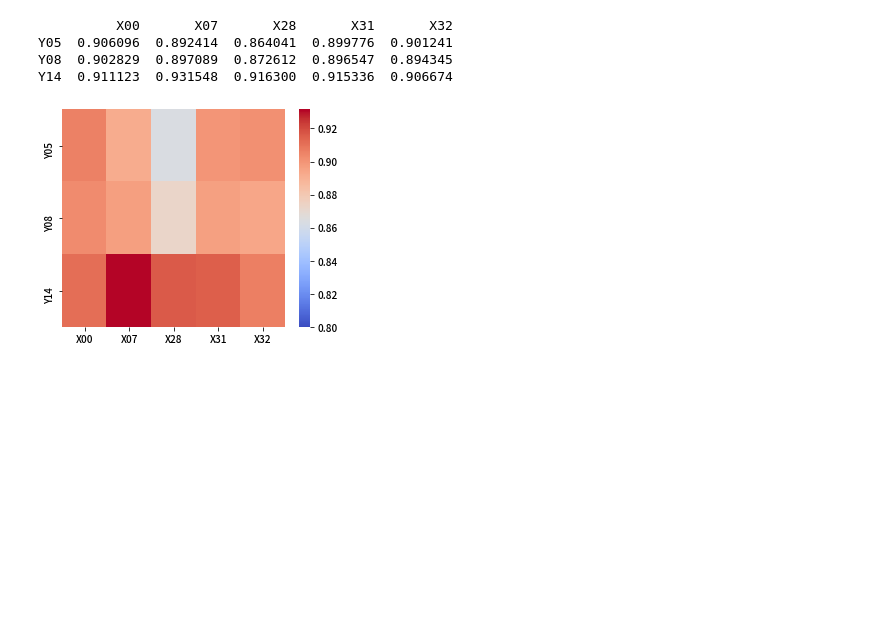
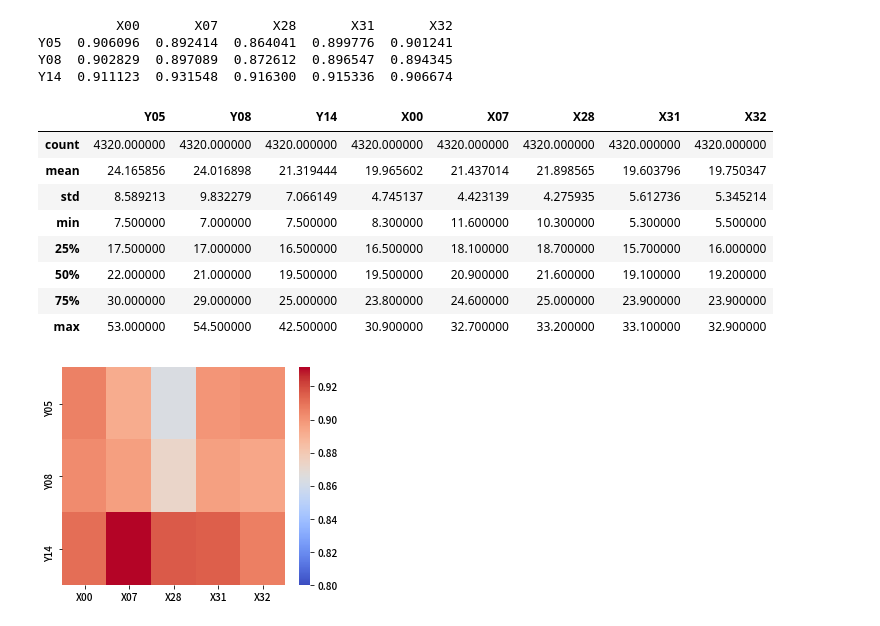
Before and after one commit to YunjinPark/dacon_temperature_forecasts, a Jupyter notebook: eda.ipynb, the cells around one changed output. Cells and saved outputs as stored; diff of their text form; code cells hidden in the pictures; blank space fills up the shorter version.

```diff
--- a/eda.ipynb
+++ b/eda.ipynb
@@ -626,6 +623,18 @@ g.corr()
 Y05  0.906096  0.892414  0.864041  0.899776  0.901241
 Y08  0.902829  0.897089  0.872612  0.896547  0.894345
 Y14  0.911123  0.931548  0.916300  0.915336  0.906674
+# %%
+g.df.describe()
+# %% [output]
+|  | Y05 | Y08 | Y14 | X00 | X07 | X28 | X31 | X32 |
+| count | 4320.000000 | 4320.000000 | 4320.000000 | 4320.000000 | 4320.000000 | 4320.000000 | 4320.000000 | 4320.000000 |
+| mean | 24.165856 | 24.016898 | 21.319444 | 19.965602 | 21.437014 | 21.898565 | 19.603796 | 19.750347 |
+| std | 8.589213 | 9.832279 | 7.066149 | 4.745137 | 4.423139 | 4.275935 | 5.612736 | 5.345214 |
+| min | 7.500000 | 7.000000 | 7.500000 | 8.300000 | 11.600000 | 10.300000 | 5.300000 | 5.500000 |
+| 25% | 17.500000 | 17.000000 | 16.500000 | 16.500000 | 18.100000 | 18.700000 | 15.700000 | 16.000000 |
+| 50% | 22.000000 | 21.000000 | 19.500000 | 19.500000 | 20.900000 | 21.600000 | 19.100000 | 19.200000 |
+| 75% | 30.000000 | 29.000000 | 25.000000 | 23.800000 | 24.600000 | 25.000000 | 23.900000 | 23.900000 |
+| max | 53.000000 | 54.500000 | 42.500000 | 30.900000 | 32.700000 | 33.200000 | 33.100000 | 32.900000 |
 # %%
 g.heatmap()
 # %% [output]
```
Also changed, not shown: parts of 10 cells of this notebook.
